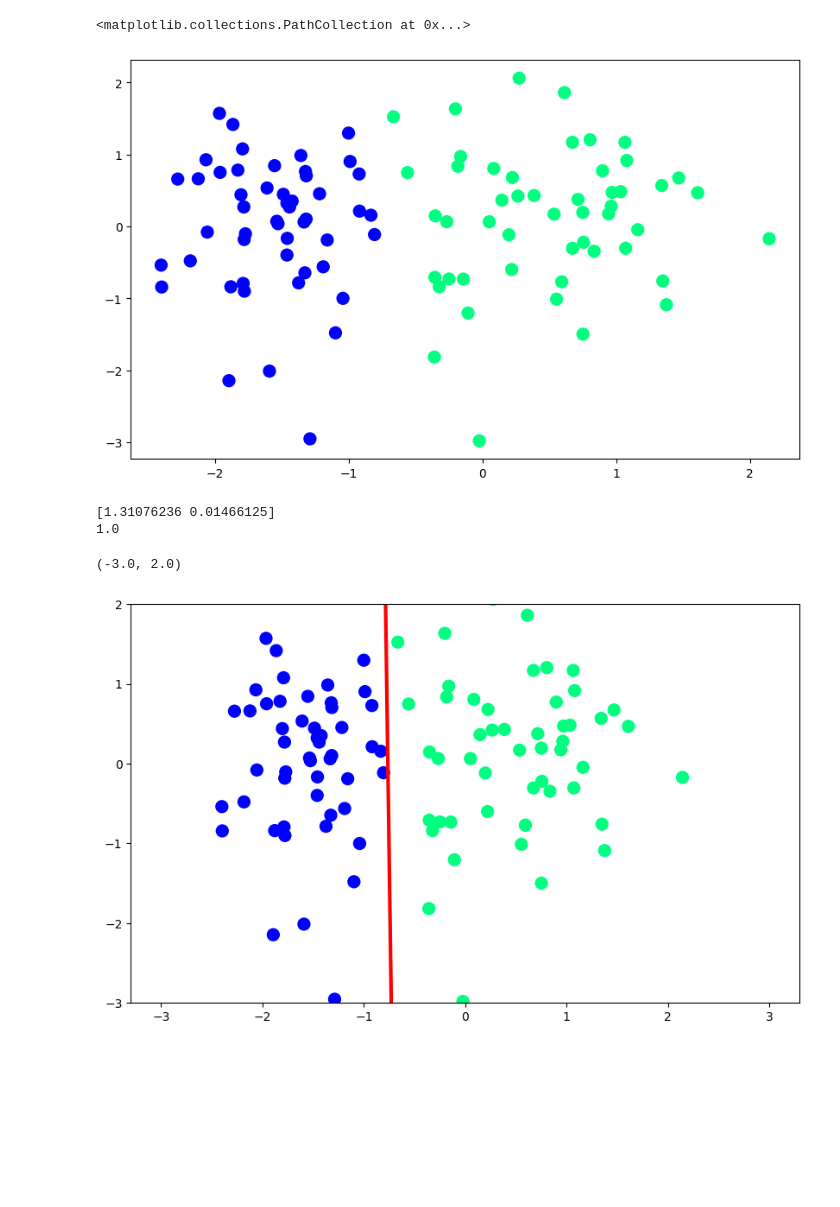
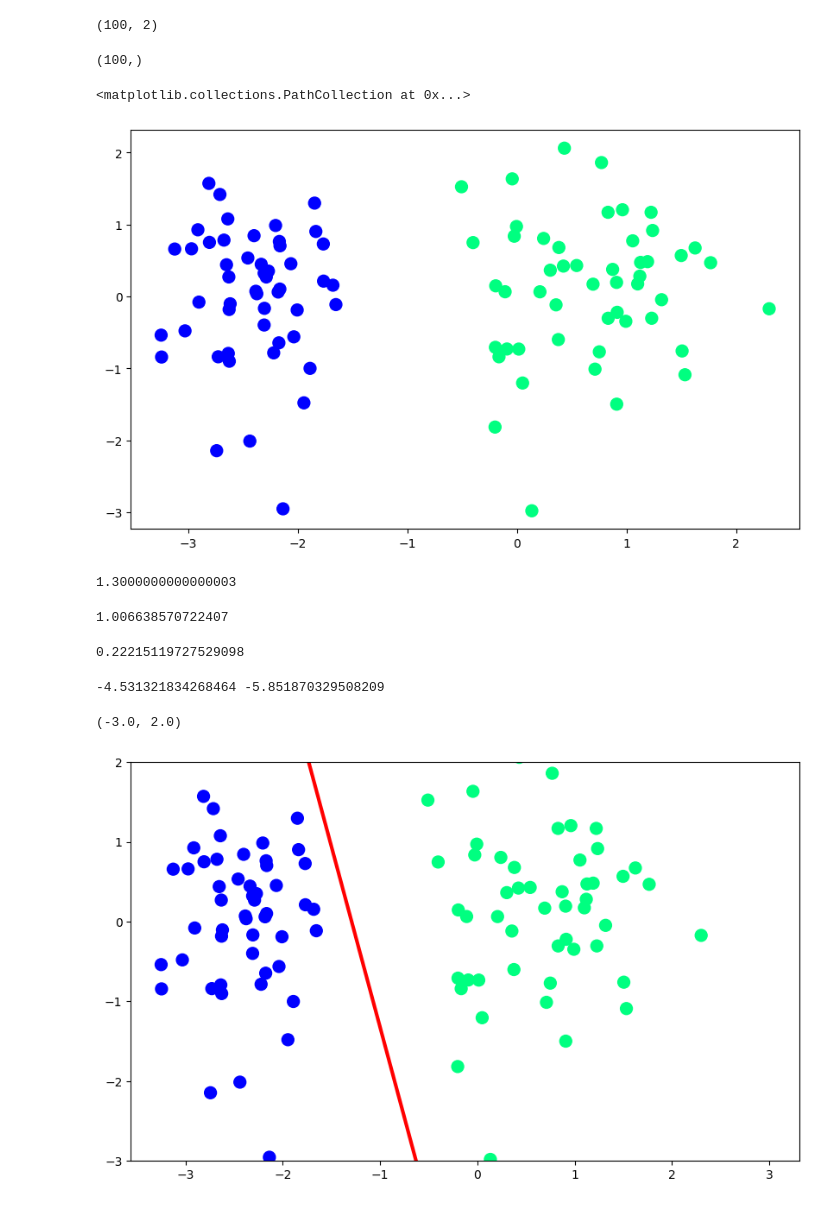
Before and after one commit to Msaleemakhtar/Deep-Learning, a Jupyter notebook: 4_perceptron-loss-function.ipynb, the cells around one changed output. Saved outputs shown, nothing was run; the diff lists cells and outputs as text; code cells hidden in the pictures; blank space fills up the shorter version.

```diff
--- a/4_perceptron-loss-function.ipynb
+++ b/4_perceptron-loss-function.ipynb
@@ -8,13 +64,20 @@ The goal of training the perceptron is to minimize this loss function, which mea
 # %%
 from sklearn.datasets import make_classification
-import matplotlib.pyplot as plt
 import numpy as np
 X, y = make_classification(n_samples=100, n_features=2, n_informative=1,n_redundant=0,
-                           n_classes=2, n_clusters_per_class=1, random_state=41,hypercube=False,class_sep=10)
+                           n_classes=2, n_clusters_per_class=1, random_state=41,hypercube=False,class_sep=15)
+# %%
+X.shape
+# %% [output]
+(100, 2)
+# %%
+y.shape
+# %% [output]
+(100,)
 # %%
+import matplotlib.pyplot as plt
 plt.figure(figsize=(10,6))
-
-plt.scatter(X[:,0],X[:,1],c=y,cmap="winter",s=100)
+plt.scatter(X[:,0],X[:,1],c=y,cmap='winter',s=100)
 # %% [output]
 <matplotlib.collections.PathCollection at 0x...>
-[figure, old version]
+[figure, new version]
@@ -52,11 +107,2 @@ def perceptron(X,y):
 # %%
-intercept_,coef_ = perceptron(X,y)
+w1,w2,b = perceptron(X,y)
-# %%
-print(coef_)
-print(intercept_)
-# %% [output]
-[1.31076236 0.01466125]
-1.0
-# %%
-m = -(coef_[0]/coef_[1])
-b = -(intercept_/coef_[1])
@@ -66,8 +109,39 @@ y_input = m*x_input + b
+# %%
+b
+# %% [output]
+1.3000000000000003
+# %%
+w1
+# %% [output]
+1.006638570722407
+# %%
+w2
+# %% [output]
+0.22215119727529098
+# %%
+# Calculate the slope of the decision boundary
+m = -(w1 / w2)
+# Calculate the y-intercept of the decision boundary
+c = -(b / w2)
+
+# Print the slope and y-intercept
+print(m, c)
+# %% [output]
+-4.531321834268464 -5.851870329508209
 # %%
-plt.figure(figsize=(10,6))
-plt.plot(x_input,y_input,color='red',linewidth=3)
-plt.scatter(X[:,0],X[:,1],c=y,cmap='winter',s=100)
-plt.ylim(-3,2)
+# Generate x values for plotting the decision boundary
+x_input = np.linspace(-3, 3, 100)
+# Calculate y values using the equation of the decision boundary (y = mx + c)
+y_input = m * x_input + c
+
+# Create a new figure with specified size
+plt.figure(figsize=(10, 6))
+# Plot the decision boundary
+plt.plot(x_input, y_input, color='red', linewidth=3)
+# Scatter plot of the input data points, colored by class
+plt.scatter(X[:, 0], X[:, 1], c=y, cmap='winter', s=100)
+# Set y-axis limits for better visualization
+plt.ylim(-3, 2)
 # %% [output]
 (-3.0, 2.0)
-[figure, old version]
+[figure, new version]
```
Also changed, not shown: parts of 5 cells of this notebook.
